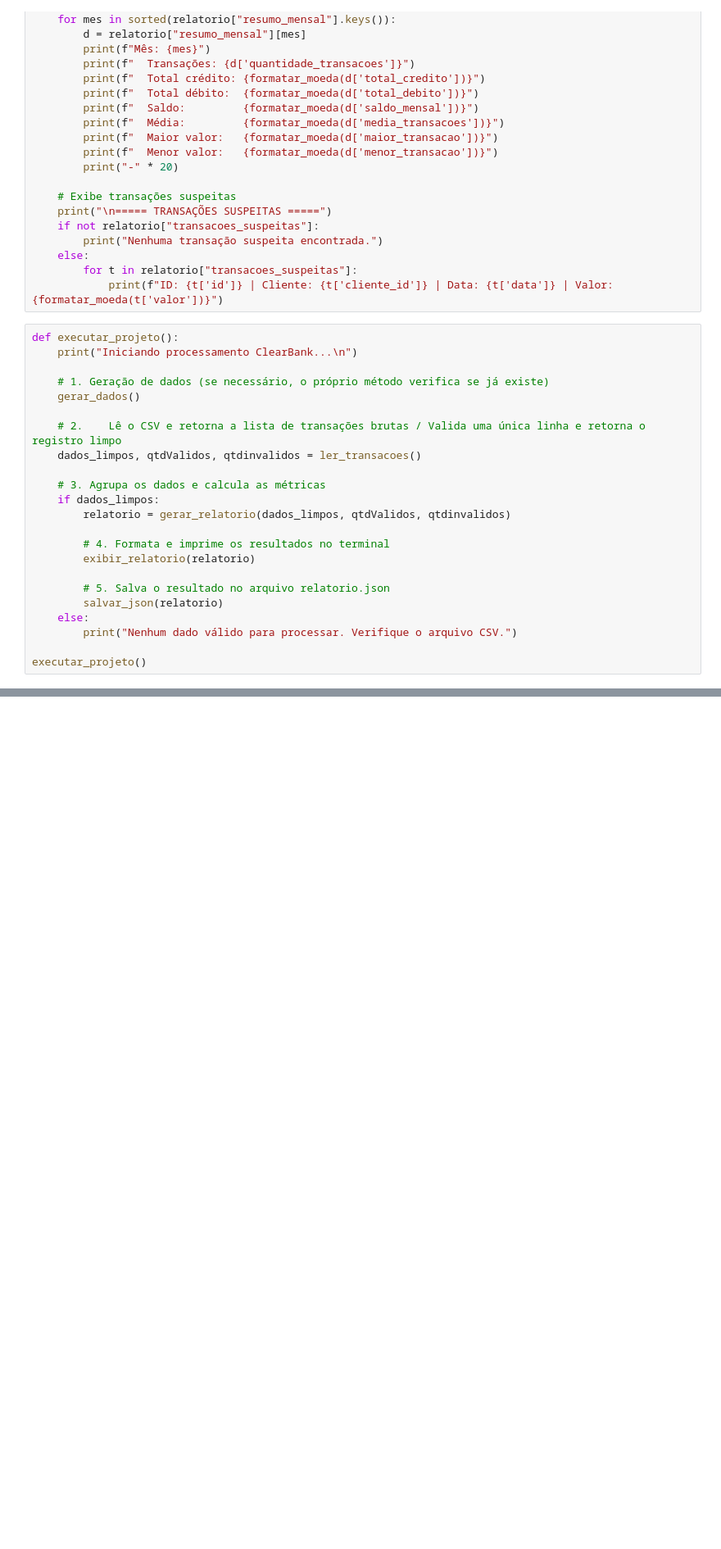
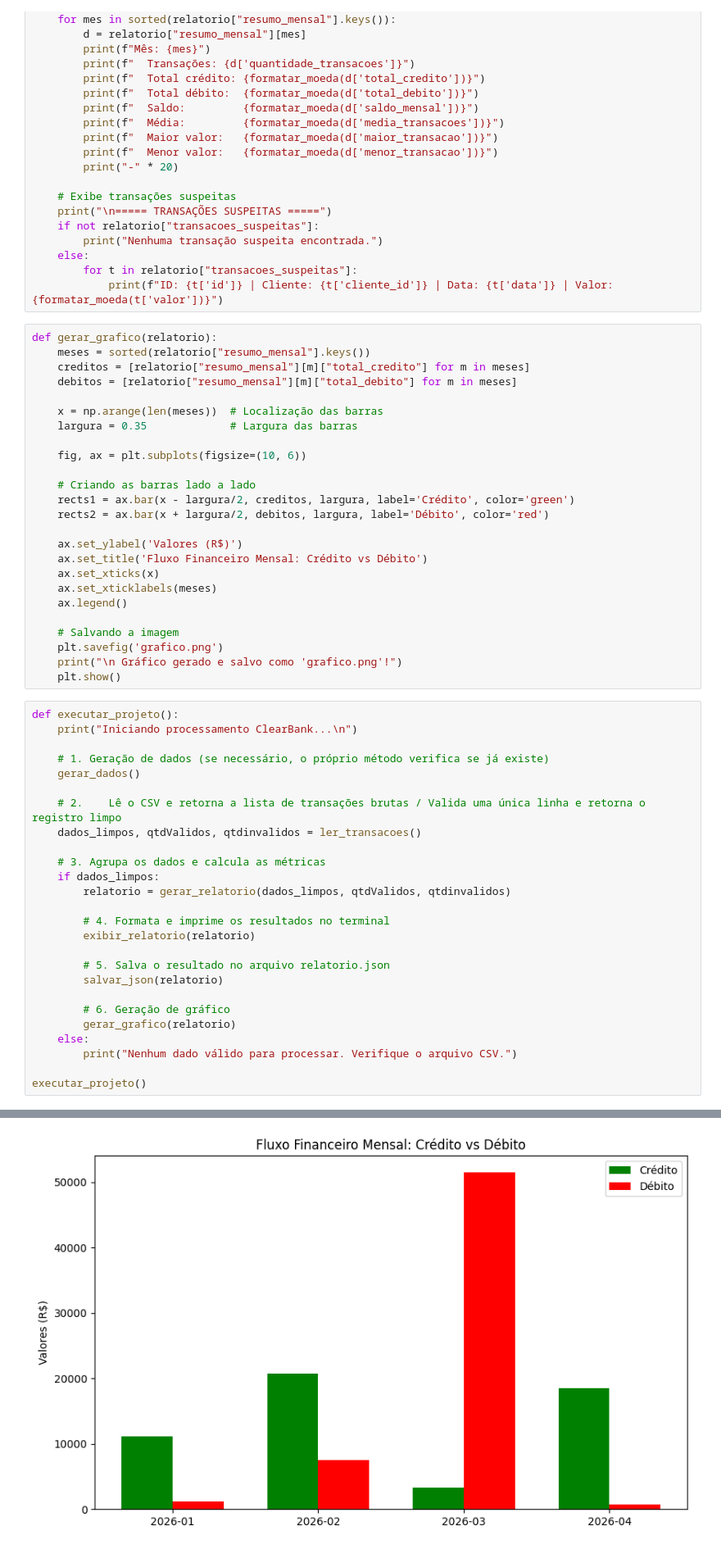
Before and after one commit to rbnascimentoo/desafio-pratico-analise-financeira-com-python, a Jupyter notebook: Desafio_prático_Análise_Financeira_com_Python.ipynb, the cells around one changed output, grey strips where cells are left out. Shown at 82% size. Drawn from its saved outputs; the diff is of its cells as text; blank space fills up the shorter version.

```diff
--- a/Desafio_prático_Análise_Financeira_com_Python.ipynb
+++ b/Desafio_prático_Análise_Financeira_com_Python.ipynb
@@ -344,6 +348,31 @@ def exibir_relatorio(relatorio):
     else:
         for t in relatorio["transacoes_suspeitas"]:
             print(f"ID: {t['id']} | Cliente: {t['cliente_id']} | Data: {t['data']} | Valor: {formatar_moeda(t['valor'])}")
+# %%
+def gerar_grafico(relatorio):
+    meses = sorted(relatorio["resumo_mensal"].keys())
+    creditos = [relatorio["resumo_mensal"][m]["total_credito"] for m in meses]
+    debitos = [relatorio["resumo_mensal"][m]["total_debito"] for m in meses]
+
+    x = np.arange(len(meses))  # Localização das barras
+    largura = 0.35             # Largura das barras
+
+    fig, ax = plt.subplots(figsize=(10, 6))
+
+    # Criando as barras lado a lado
+    rects1 = ax.bar(x - largura/2, creditos, largura, label='Crédito', color='green')
+    rects2 = ax.bar(x + largura/2, debitos, largura, label='Débito', color='red')
+
+    ax.set_ylabel('Valores (R$)')
+    ax.set_title('Fluxo Financeiro Mensal: Crédito vs Débito')
+    ax.set_xticks(x)
+    ax.set_xticklabels(meses)
+    ax.legend()
+
+    # Salvando a imagem
+    plt.savefig('grafico.png')
+    print("\n Gráfico gerado e salvo como 'grafico.png'!")
+    plt.show()
 # %%
 def executar_projeto():
     print("Iniciando processamento ClearBank...\n")
@@ -363,6 +392,9 @@ def executar_projeto():
 
         # 5. Salva o resultado no arquivo relatorio.json
         salvar_json(relatorio)
+
+        # 6. Geração de gráfico
+        gerar_grafico(relatorio)
     else:
         print("Nenhum dado válido para processar. Verifique o arquivo CSV.")
 
@@ -387,0 +420 @@ ID: 39 | Cliente: CLI005 | Data: 2026-04-02 | Valor: R$ 18.500,00
+[figure, added]
```
Also changed, not shown: parts of 6 cells of this notebook.
